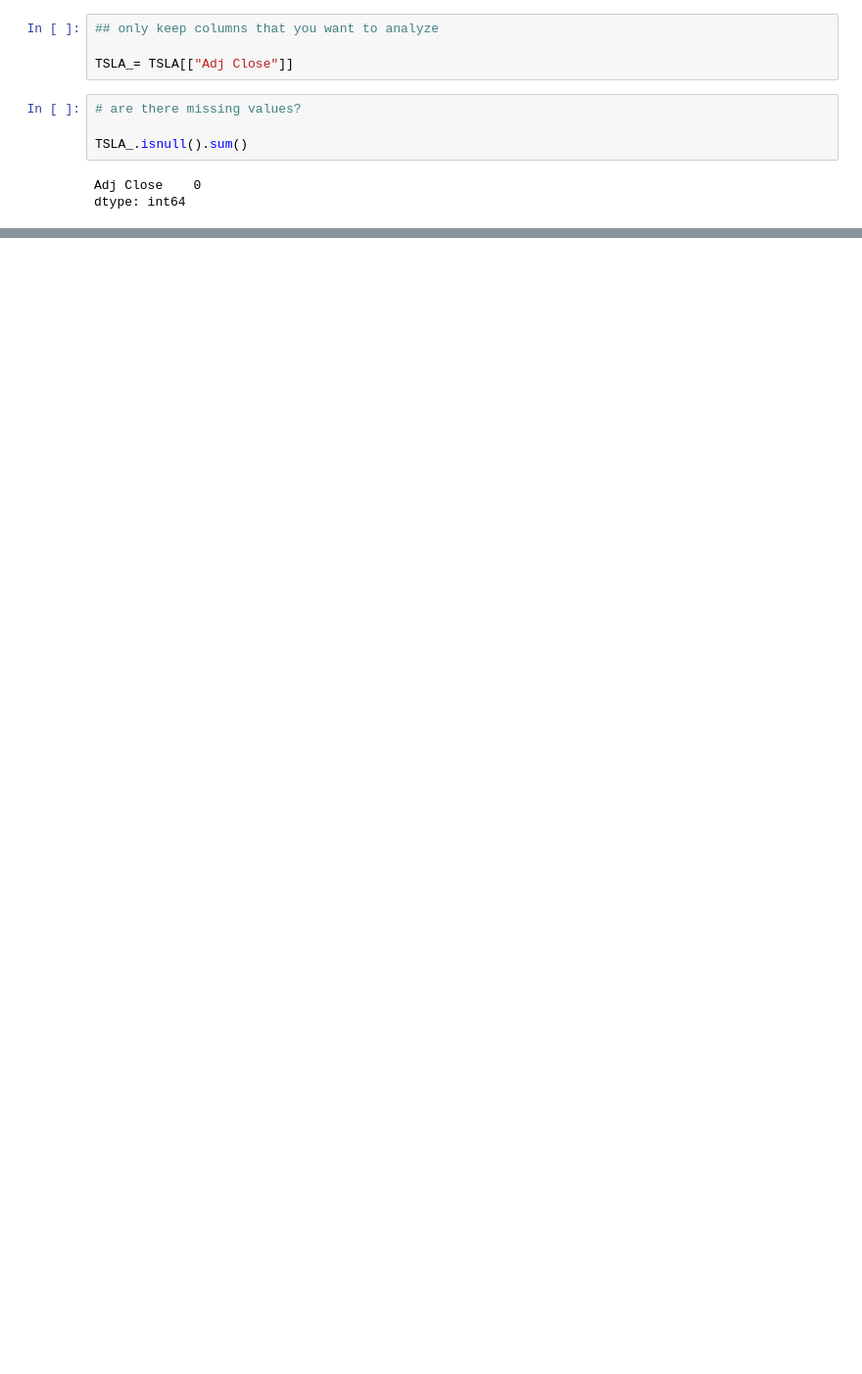
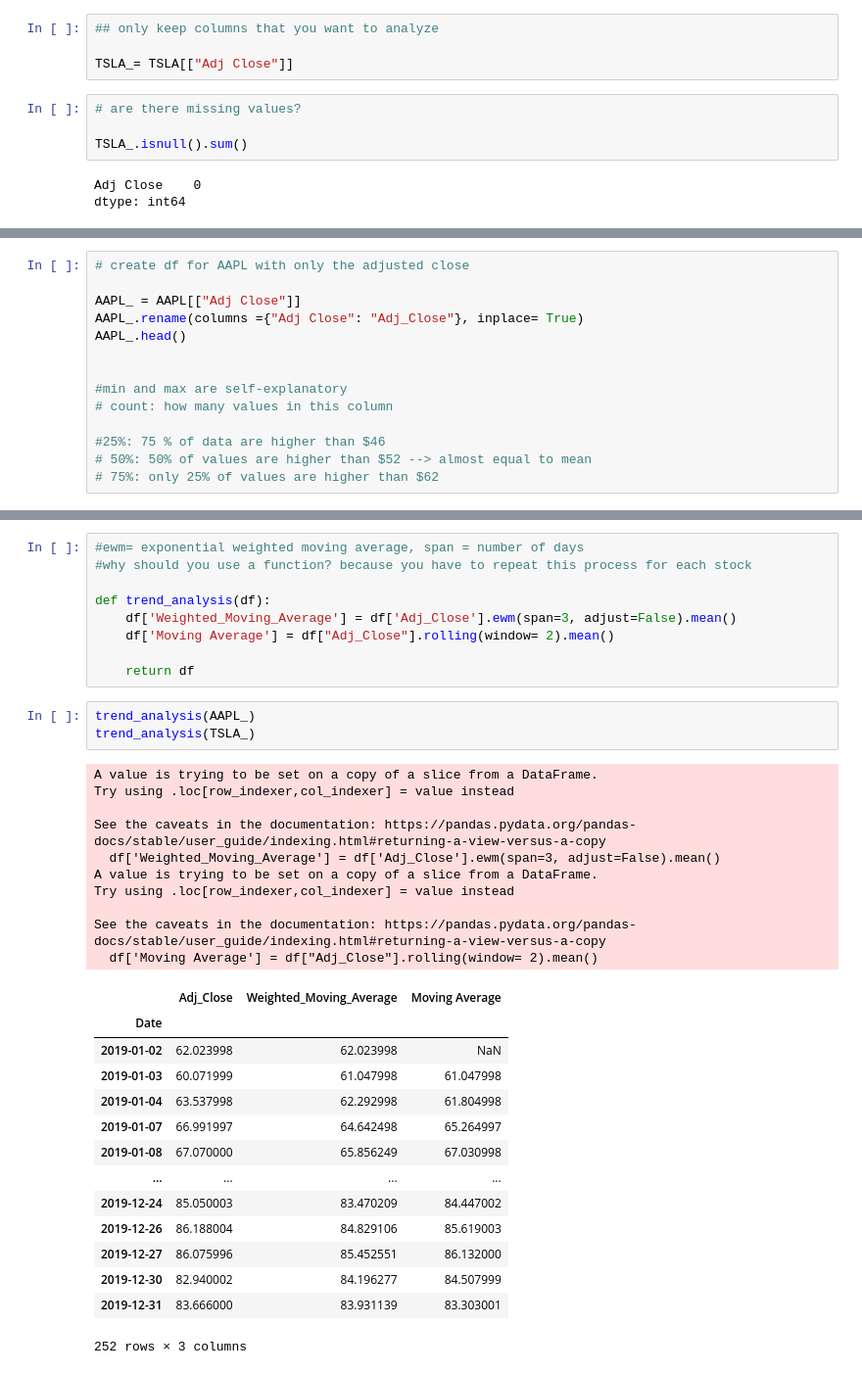
Before and after one commit to sandranachforg/BaruchAIS_Workshop_Series, a Jupyter notebook: BaruchAIS_WorkshopSeries.ipynb, the cells around one changed output, grey strips where cells are left out. Shown at 98% size. Saved outputs shown, nothing was run; the diff lists cells and outputs as text; blank space fills up the shorter version.

```diff
--- a/BaruchAIS_WorkshopSeries.ipynb
+++ b/BaruchAIS_WorkshopSeries.ipynb
@@ -108,0 +112,14 @@ TSLA_.Adj_Close.mean()
+# %%
+# create df for AAPL with only the adjusted close
+
+AAPL_ = AAPL[["Adj Close"]]
+AAPL_.rename(columns ={"Adj Close": "Adj_Close"}, inplace= True)
+AAPL_.head()
+
+
+#min and max are self-explanatory
+# count: how many values in this column
+
+#25%: 75 % of data are higher than $46
+# 50%: 50% of values are higher than $52 --> almost equal to mean
+# 75%: only 25% of values are higher than $62
@@ -108,0 +145,37 @@ TSLA_.Adj_Close.mean()
+# %%
+#ewm= exponential weighted moving average, span = number of days
+#why should you use a function? because you have to repeat this process for each stock
+
+def trend_analysis(df):
+    df['Weighted_Moving_Average'] = df['Adj_Close'].ewm(span=3, adjust=False).mean()
+    df['Moving Average'] = df["Adj_Close"].rolling(window= 2).mean()
+
+    return df
+# %%
+trend_analysis(AAPL_)
+trend_analysis(TSLA_)
+# %% [output]
+A value is trying to be set on a copy of a slice from a DataFrame.
+Try using .loc[row_indexer,col_indexer] = value instead
+
+See the caveats in the documentation: https://pandas.pydata.org/pandas-docs/stable/user_guide/indexing.html#returning-a-view-versus-a-copy
+  df['Weighted_Moving_Average'] = df['Adj_Close'].ewm(span=3, adjust=False).mean()
+A value is trying to be set on a copy of a slice from a DataFrame.
+Try using .loc[row_indexer,col_indexer] = value instead
+
+See the caveats in the documentation: https://pandas.pydata.org/pandas-docs/stable/user_guide/indexing.html#returning-a-view-versus-a-copy
+  df['Moving Average'] = df["Adj_Close"].rolling(window= 2).mean()
+|  | Adj_Close | Weighted_Moving_Average | Moving Average |
+| Date |  |  |  |
+| 2019-01-02 | 62.023998 | 62.023998 | NaN |
+| 2019-01-03 | 60.071999 | 61.047998 | 61.047998 |
+| 2019-01-04 | 63.537998 | 62.292998 | 61.804998 |
+| 2019-01-07 | 66.991997 | 64.642498 | 65.264997 |
+| 2019-01-08 | 67.070000 | 65.856249 | 67.030998 |
+| ... | ... | ... | ... |
+| 2019-12-24 | 85.050003 | 83.470209 | 84.447002 |
+| 2019-12-26 | 86.188004 | 84.829106 | 85.619003 |
+| 2019-12-27 | 86.075996 | 85.452551 | 86.132000 |
+| 2019-12-30 | 82.940002 | 84.196277 | 84.507999 |
+| 2019-12-31 | 83.666000 | 83.931139 | 83.303001 |
+252 rows × 3 columns
```
Also changed, not shown: parts of 34 cells of this notebook.
